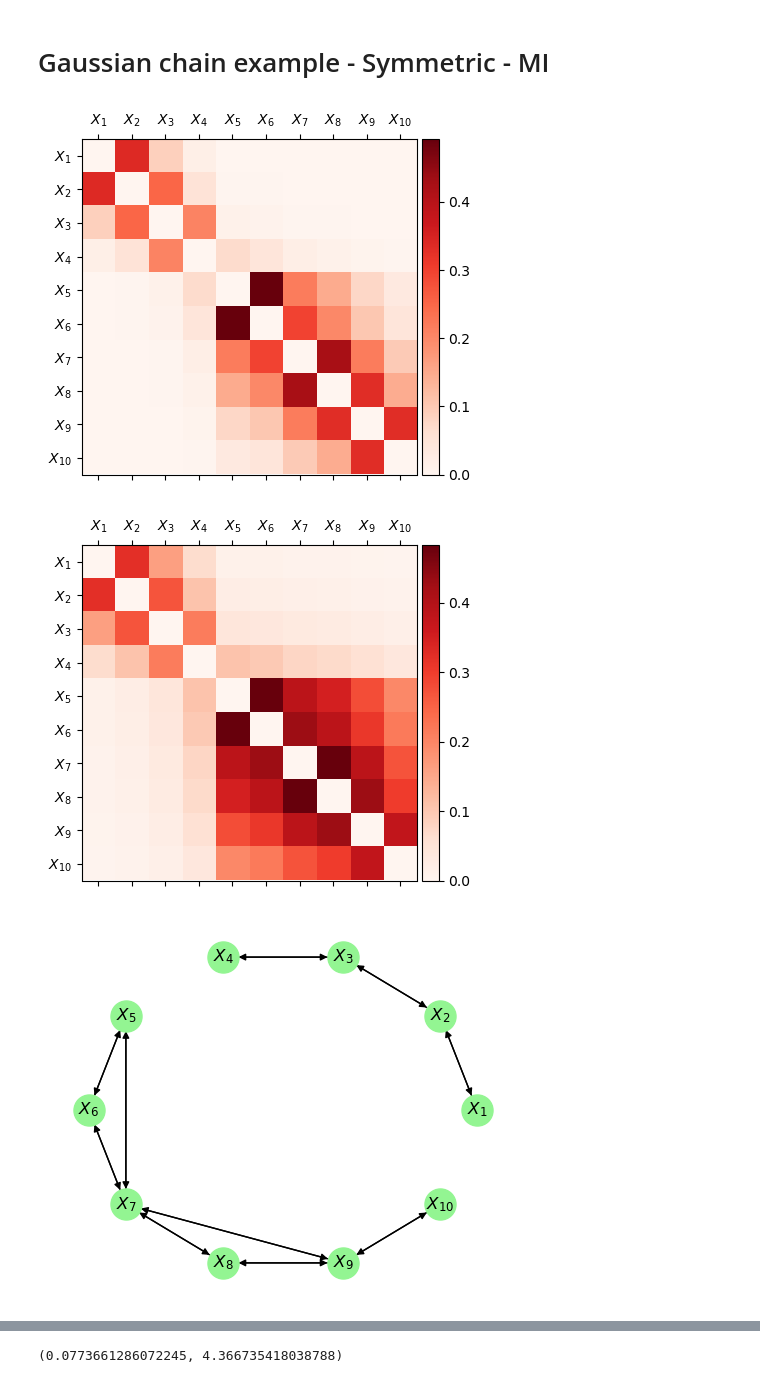
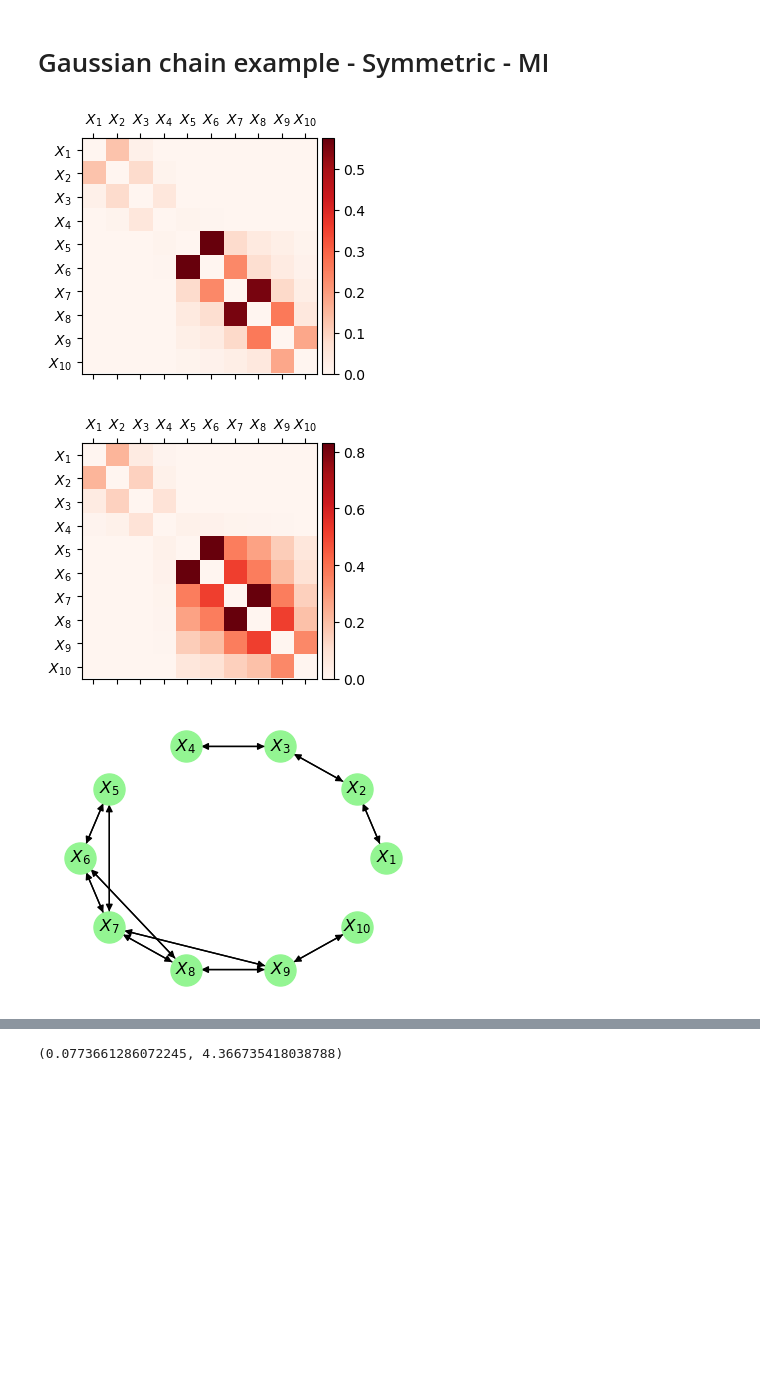
Before and after one commit to jonasbruhub/Analysis-of-Production-flow-systems-with-focus-on-industry, a Jupyter notebook: Simulations and code/Example Gaussian chain - MI.ipynb, the cells around one changed output, grey strips where cells are left out. Drawn from its saved outputs; the diff is of its cells as text; code cells hidden in the pictures; blank space fills up the shorter version.

```diff
--- a/Simulations and code/Example Gaussian chain - MI.ipynb
+++ b/Simulations and code/Example Gaussian chain - MI.ipynb
@@ -118,14 +118,17 @@ G_obs = cor @ np.linalg.pinv(np.eye(N) - cor)
 
 G_obs = G_obs + G_obs.T
 
-G_obs *= 1/0.9226338713927753 * 0.495
-
-# np.fill_diagonal(G_obs, 0)
+G_obs = -0.5 * np.log(1 - G_obs**2)
+np.fill_diagonal(G_obs, 0)
 
 
 
-G_dir = G_obs @ np.linalg.pinv( np.eye(N) + G_obs)
-fig, ax = plt.subplots(1,1, figsize = (5,4))
+# G_dir = G_obs @ np.linalg.pinv( np.eye(N) + G_obs)
+G_dir = ND(G_obs)
+
+
+
+fig, ax = plt.subplots(1,1, figsize = (4,3))
 r = ax.matshow(G_dir, cmap = "Reds", vmin = 0)
 ax.set_xticks(range(N))
 ax.set_xticklabels(var_names)
@@ -136,45 +139,45 @@ cax = divider.append_axes("right", size="5%", pad=0.05)
 plt.colorbar(r, cax=cax);
 fig.tight_layout()
 # plt.show()
 
-plt.savefig(figures_path + "G dir from symmetric G obs.pdf", bbox_inches='tight')
-plt.savefig(figures_path + "G dir from symmetric G obs", bbox_inches='tight')
+plt.savefig(figures_path + "G dir from symmetric G obs - MI.pdf", bbox_inches='tight')
+plt.savefig(figures_path + "G dir from symmetric G obs - MI", bbox_inches='tight')
 
 
 
-fig, ax = plt.subplots(1,1, figsize = (5,4))
+fig, ax = plt.subplots(1,1, figsize = (4,3))
 r = ax.matshow(G_obs, cmap = "Reds", vmin = 0)
 ax.set_xticks(range(N))
 ax.set_xticklabels(var_names)
 ax.set_yticks(range(N))
 ax.set_yticklabels(var_names)
 divider = make_axes_locatable(ax)
 cax = divider.append_axes("right", size="5%", pad=0.05)
 plt.colorbar(r, cax=cax);
 fig.tight_layout()
 # plt.show()
 
-plt.savefig(figures_path + "symmetric G obs.pdf", bbox_inches='tight')
-plt.savefig(figures_path + "symmetric G obs", bbox_inches='tight')
+plt.savefig(figures_path + "symmetric G obs - MI.pdf", bbox_inches='tight')
+plt.savefig(figures_path + "symmetric G obs - MI", bbox_inches='tight')
 
 
-fig, ax = plt.subplots(1,1, figsize = (5,4))
-gr = nx.from_numpy_array(G_dir > 2.e-1, create_using = nx.DiGraph)
+fig, ax = plt.subplots(1,1, figsize = (4,3))
+gr = nx.from_numpy_array(G_dir > 4.88e-2, create_using = nx.DiGraph)
 
 # nx.draw(gr, pos=graphviz_layout(gr), node_size = 500, with_labels= True, ax = ax, node_color='lightgreen')
 pos = graphviz_layout(gr)
 pos = nx.circular_layout(gr)
 
 nx.draw(gr, pos = pos, node_size = 500, with_labels= True, ax = ax, node_color='#93F592', labels = { k:v for (k,v) in zip(range(N), var_names)} )
 fig.tight_layout()
 # plt.show()
 
-plt.savefig(figures_path + "Chain graph from symmetric G obs.pdf", bbox_inches='tight')
-plt.savefig(figures_path + "Chain graph from symmetric G obs", bbox_inches='tight')
+plt.savefig(figures_path + "Chain graph from symmetric G obs - MI - cutoff 4_88e-2.pdf", bbox_inches='tight')
+plt.savefig(figures_path + "Chain graph from symmetric G obs - MI - cutoff 4_88e-2", bbox_inches='tight')
 # %% [output]
-[figure, old version]
+[figure, new version]
-[figure, old version]
+[figure, new version]
-[figure, old version]
+[figure, new version]
 # %%
 G_dir
 # %% [output]
```
Also changed, not shown: parts of 1 cell of this notebook, 26 other files.
